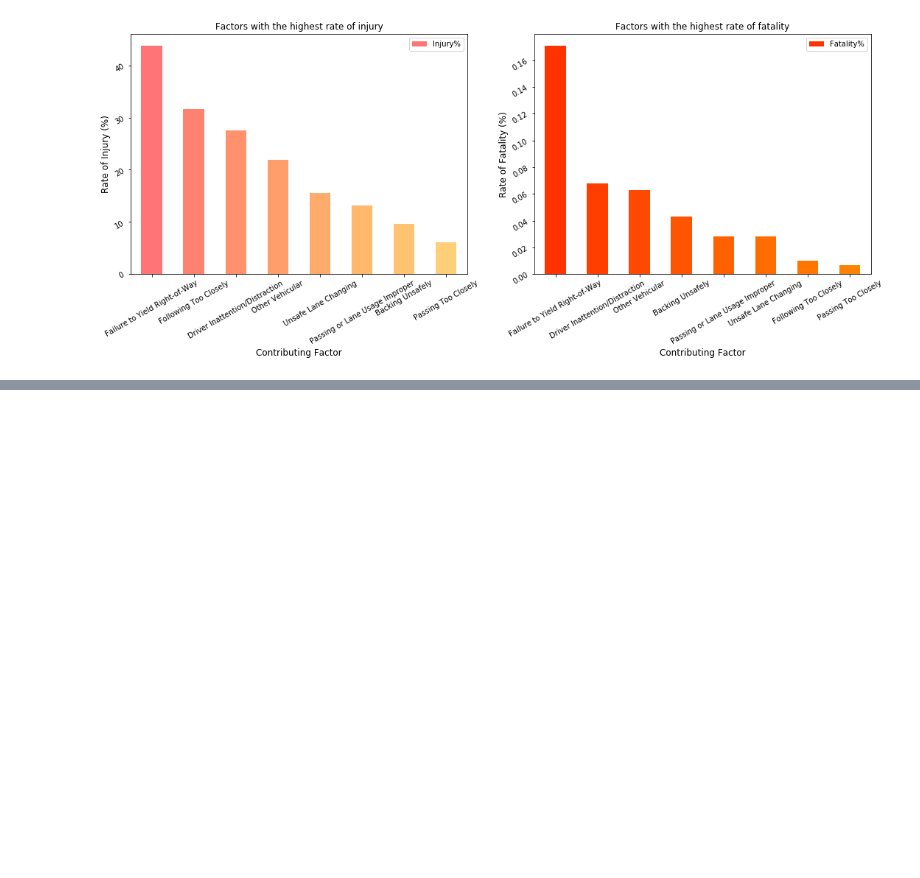
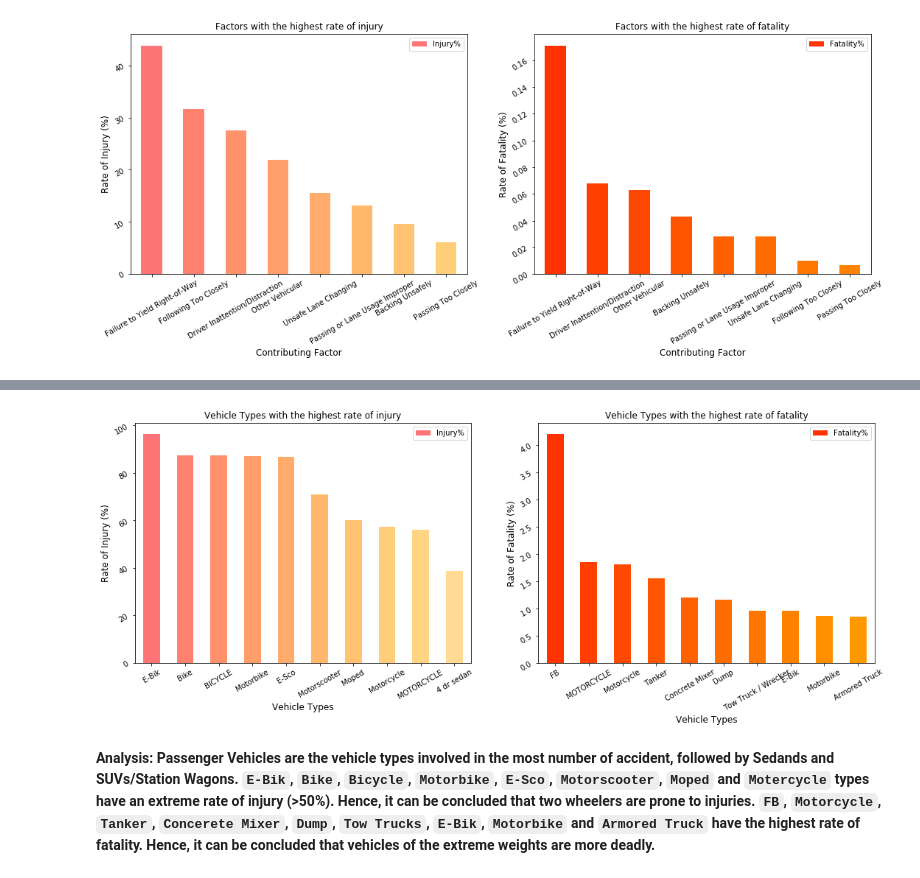
Before and after one commit to skhiearth/NYC-Motor-Vehicle-Collisions, a Jupyter notebook: NYC-Motor-Vehicle-Collisions.ipynb, the cells around one changed output, grey strips where cells are left out. Cells and saved outputs as stored; diff of their text form; code cells hidden in the pictures; blank space fills up the shorter version.

```diff
--- a/NYC-Motor-Vehicle-Collisions.ipynb
+++ b/NYC-Motor-Vehicle-Collisions.ipynb
@@ -282,0 +344,37 @@ fig.savefig('plots/factor_inj_fat_rate.png', dpi=500)
+# %%
+vehicle_inj_rate = vehicle_wise.sort_values('Injury%', ascending = False).head(10)
+vehicle_fat_rate = vehicle_wise.sort_values('Fatality%', ascending = False).head(10)
+# %%
+# Create figure and axes for Matplotlib
+fig, (ax1, ax2) = plt.subplots(nrows=1, ncols=2, figsize=(18, 6))
+
+# Defining color map
+color = np.flip(cm.plasma(np.linspace(.2,.6, 10)))
+color2 = cm.autumn(np.linspace(.2,.6, 10))
+
+# Creating the plots
+vehicle_inj_rate.plot(x = 'VEHICLE TYPE CODE 1',
+                      y = 'Injury%', kind = 'bar',
+                      color = color, stacked = True, ax = ax1)
+
+vehicle_fat_rate.plot(x = 'VEHICLE TYPE CODE 1',
+                      y = 'Fatality%', kind = 'bar',
+                      color = color2, stacked = True, ax = ax2)
+
+# Customizing the Visulation
+ax1.set_title('Vehicle Types with the highest rate of injury', size = 12)
+ax1.set_xlabel('Vehicle Types', size = 12)
+ax1.set_ylabel('Rate of Injury (%)', size = 12)
+ax1.tick_params(labelrotation = 30)
+
+ax2.set_title('Vehicle Types with the highest rate of fatality', size = 12)
+ax2.set_xlabel('Vehicle Types', size = 12)
+ax2.set_ylabel('Rate of Fatality (%)', size = 12)
+ax2.tick_params(labelrotation = 30)
+
+# Exporting the visualisation
+fig.savefig('plots/vehicle_inj_fat_rate.png', dpi=500)
+# %% [output]
+[figure, added]
+# %% [markdown]
+**Analysis: Passenger Vehicles are the vehicle types involved in the most number of accident, followed by Sedands and SUVs/Station Wagons. `E-Bik`, `Bike`, `Bicycle`, `Motorbike`, `E-Sco`, `Motorscooter`, `Moped` and `Motercycle` types have an extreme rate of injury (>50%). Hence, it can be concluded that two wheelers are prone to injuries. `FB`, `Motorcycle`, `Tanker`, `Concerete Mixer`, `Dump`, `Tow Trucks`, `E-Bik`, `Motorbike` and `Armored Truck` have the highest rate of fatality. Hence, it can be concluded that vehicles of the extreme weights are more deadly.**
```
Also changed, not shown: parts of 7 cells of this notebook.
